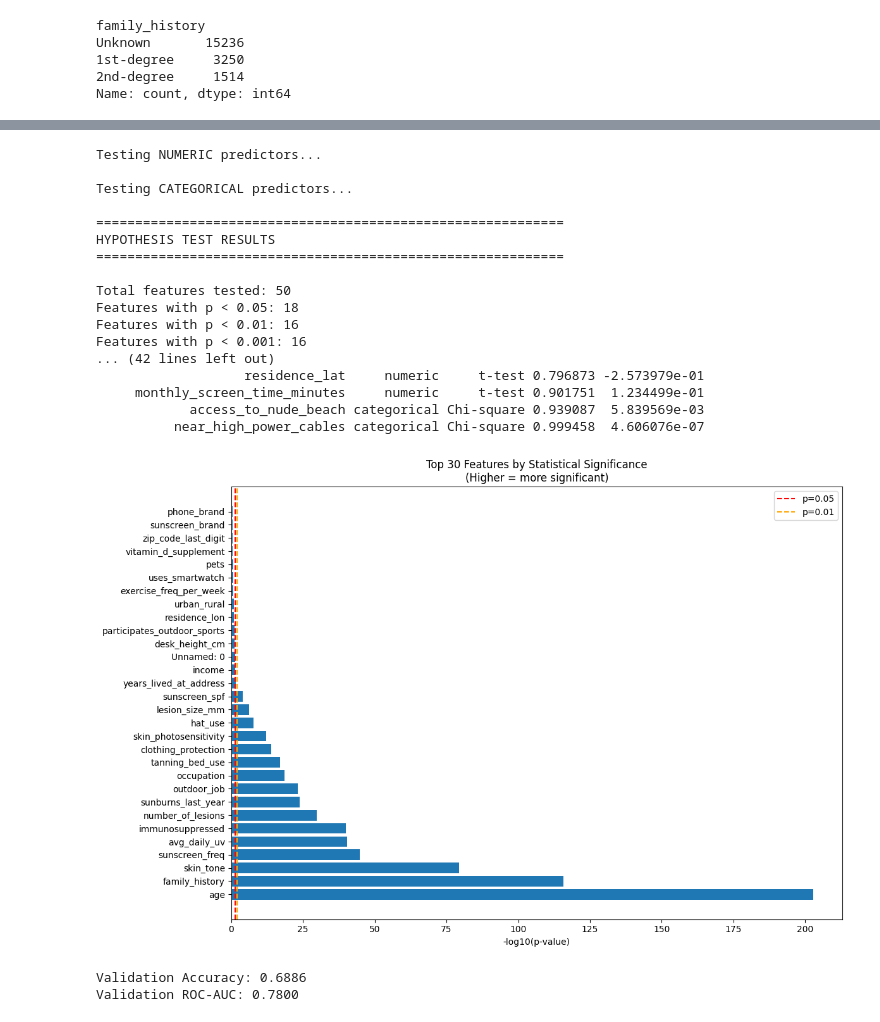
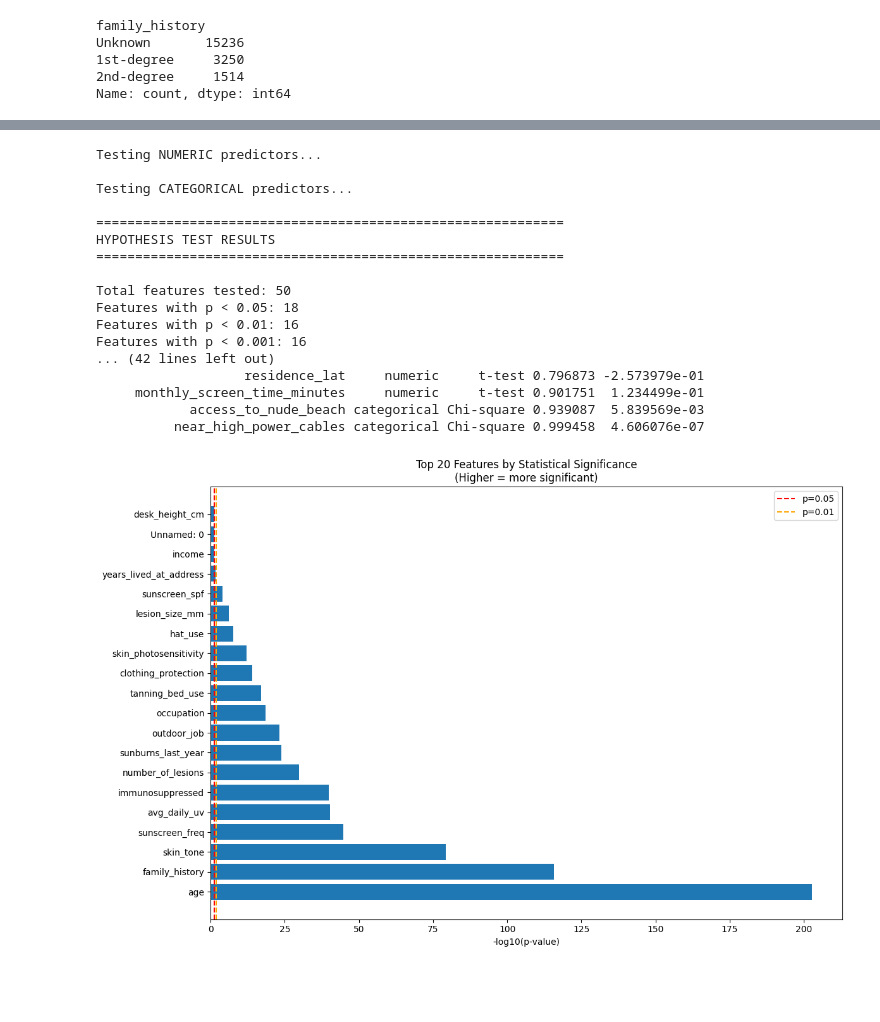
Before and after one commit to songchenn/skin-cancer-101c-project, a Jupyter notebook: eda.ipynb, the cells around one changed output, grey strips where cells are left out. Saved outputs shown, nothing was run; the diff lists cells and outputs as text; code cells hidden in the pictures; blank space fills up the shorter version.

```diff
--- a/eda.ipynb
+++ b/eda.ipynb
@@ -388,76 +345,33 @@ print("\nBottom 20 features by p-value (least significant):")
 print(results_df.tail(20).to_string(index=False))
 
 # Visualize p-values
 plt.figure(figsize=(12, 8))
-top_30 = results_df.head(30)
+top_30 = results_df.head(20)
 plt.barh(range(len(top_30)), -np.log10(top_30['p_value']))
 plt.yticks(range(len(top_30)), top_30['feature'])
 plt.xlabel('-log10(p-value)')
-plt.title('Top 30 Features by Statistical Significance\n(Higher = more significant)')
+plt.title('Top 20 Features by Statistical Significance\n(Higher = more significant)')
 plt.axvline(x=-np.log10(0.05), color='r', linestyle='--', label='p=0.05')
 plt.axvline(x=-np.log10(0.01), color='orange', linestyle='--', label='p=0.01')
 plt.legend()
 plt.tight_layout()
 plt.show()
 # %% [output]
 Testing NUMERIC predictors...
 
 Testing CATEGORICAL predictors...
 
 ============================================================
 HYPOTHESIS TEST RESULTS
 ============================================================
 
 Total features tested: 50
 Features with p < 0.05: 18
 Features with p < 0.01: 16
 Features with p < 0.001: 16
 ... (42 lines left out)
                    residence_lat     numeric     t-test 0.796873 -2.573979e-01
      monthly_screen_time_minutes     numeric     t-test 0.901751  1.234499e-01
             access_to_nude_beach categorical Chi-square 0.939087  5.839569e-03
           near_high_power_cables categorical Chi-square 0.999458  4.606076e-07
-[figure, old version]
+[figure, new version]
-# %%
-from sklearn.ensemble import RandomForestClassifier
-from sklearn.model_selection import train_test_split
-
-# 1. Prepare your data (you should already have these)
-# X_train_processed, X_test_processed, y_train_binary
-
-# 2. Split train into train/validation (optional, for evaluation)
-X_tr, X_val, y_tr, y_val = train_test_split(
-    X_train_processed, y_train_binary,
-    test_size=0.2, random_state=42, stratify=y_train_binary
-)
-
-# 3. Fit your model on the FULL training data (for final submission)
-final_model = RandomForestClassifier(n_estimators=100, random_state=42, max_depth=10)
-final_model.fit(X_train_processed, y_train_binary)  # Train on ALL training data
-
-# 4. (Optional) Evaluate on validation set
-y_val_pred = final_model.predict(X_val)
-y_val_proba = final_model.predict_proba(X_val)[:, 1]
-
-from sklearn.metrics import accuracy_score, roc_auc_score
-print(f"Validation Accuracy: {accuracy_score(y_val, y_val_pred):.4f}")
-print(f"Validation ROC-AUC: {roc_auc_score(y_val, y_val_proba):.4f}")
-
-# 5. Make predictions on TEST set
-test_predictions = final_model.predict(X_test_processed)
-
-# 6. Convert binary predictions (0/1) to "Benign"/"Malignant"
-test_predictions_labels = ["Malignant" if pred == 1 else "Benign" for pred in test_predictions]
-
-# 7. Get IDs from test set
-# Check what ID column exists - likely "Unnamed: 0"
-test_ids = test["Unnamed: 0"].values
-
-# 8. Create submission DataFrame
-submission = pd.DataFrame({
-    "ID": test_ids,
-    "Cancer": test_predictions_labels
-})
-# %% [output]
-Validation Accuracy: 0.6886
-Validation ROC-AUC: 0.7800
```
Also changed, not shown: parts of 10 cells of this notebook, 3 other files.
